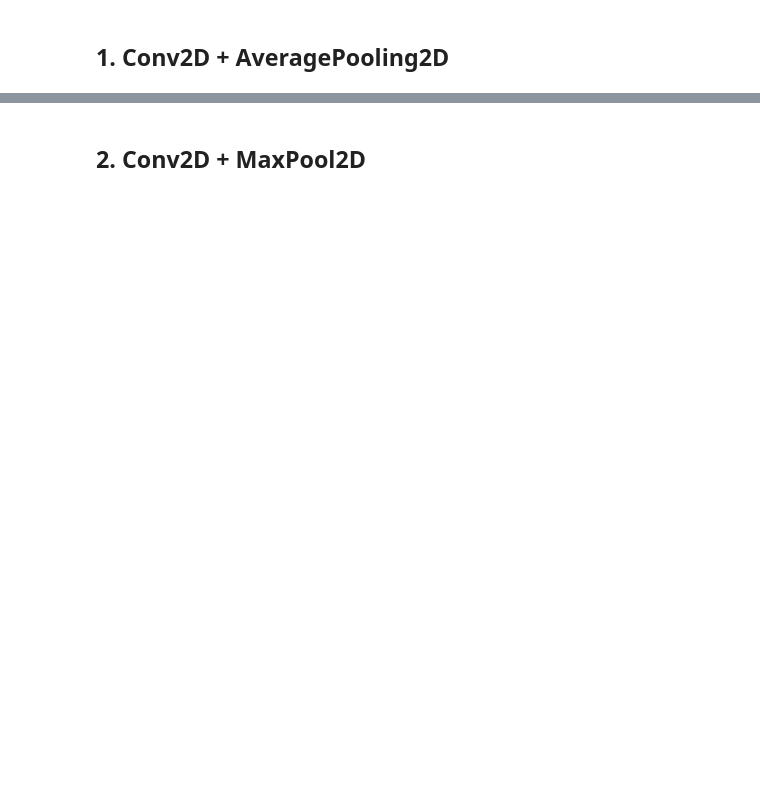
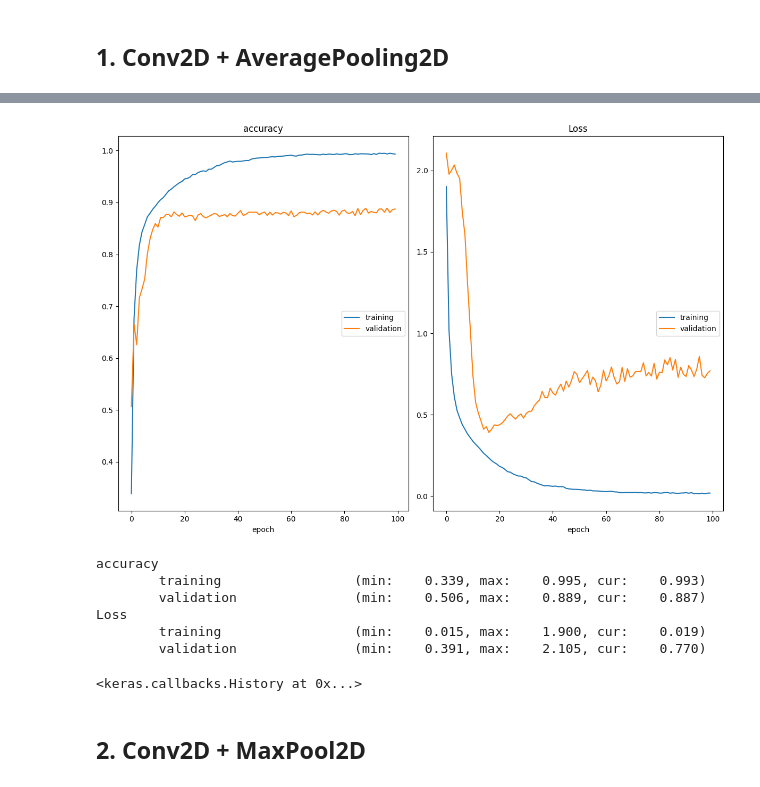
Before and after one commit to GrishaTS/YaMlProject, a Jupyter notebook: notebooks/Griga/ConvAndPool/conv_pool.ipynb, the cells around one changed output, grey strips where cells are left out. Cells and saved outputs as stored; diff of their text form; code cells hidden in the pictures; blank space fills up the shorter version.

Commit message:
conv and pool

```diff
--- a/notebooks/Griga/ConvAndPool/conv_pool.ipynb
+++ b/notebooks/Griga/ConvAndPool/conv_pool.ipynb
@@ -183,2 +190,33 @@
+# %%
+train_ds = pickle.load(open('data_train', 'rb'))
+train_ds_x = train_ds['images'] / 255
+train_ds_y = train_ds['labels']
+# %%
+batch_size = 512
+train_ds_x, val_ds_x, train_ds_y, val_ds_y = train_test_split(train_ds_x, train_ds_y, test_size=0.1)
+
+train_ds = tf.data.Dataset.from_tensor_slices((train_ds_x, train_ds_y))
+train_ds = train_ds.shuffle(buffer_size=1024, reshuffle_each_iteration=True)
+train_ds = train_ds.batch(batch_size)
+
+val_ds = tf.data.Dataset.from_tensor_slices((val_ds_x, val_ds_y))
+val_ds = val_ds.batch(batch_size)
 # %% [markdown]
 ## 1. Conv2D + AveragePooling2D
+# %%
+model1 = tf.keras.Sequential([
+    tf.keras.layers.Conv2D(32, (3, 3), input_shape=(32, 32, 3), activation='relu'),
+    tf.keras.layers.Conv2D(64, (3, 3), activation='relu'),
+    tf.keras.layers.BatchNormalization(),
+    tf.keras.layers.AveragePooling2D((2, 2)),
+    tf.keras.layers.Conv2D(64, (3, 3), activation='relu'),
+    tf.keras.layers.AveragePooling2D((2, 2)),
+    tf.keras.layers.Dropout(0.2),
+    tf.keras.layers.Flatten(),
+    tf.keras.layers.Dense(128, activation='relu'),
+    tf.keras.layers.Dense(128, activation='relu'),
+    tf.keras.layers.Dense(10, activation='softmax'),
+])
+model1.compile(optimizer='adam', metrics=['accuracy'],
+        loss=tf.keras.losses.SparseCategoricalCrossentropy())
+model1.summary()
@@ -185,2 +241,14 @@
+# %%
+model1.fit(train_ds, validation_data=val_ds, epochs=100,
+          callbacks=[PlotLossesKeras()], verbose=False)
+# %% [output]
+[figure, added]
+accuracy
+        training                 (min:    0.339, max:    0.995, cur:    0.993)
+        validation               (min:    0.506, max:    0.889, cur:    0.887)
+Loss
+        training                 (min:    0.015, max:    1.900, cur:    0.019)
+        validation               (min:    0.391, max:    2.105, cur:    0.770)
+<keras.callbacks.History at 0x...>
 # %% [markdown]
 ## 2. Conv2D + MaxPool2D
```
Also changed, not shown: parts of 16 cells of this notebook, 1 other file.
